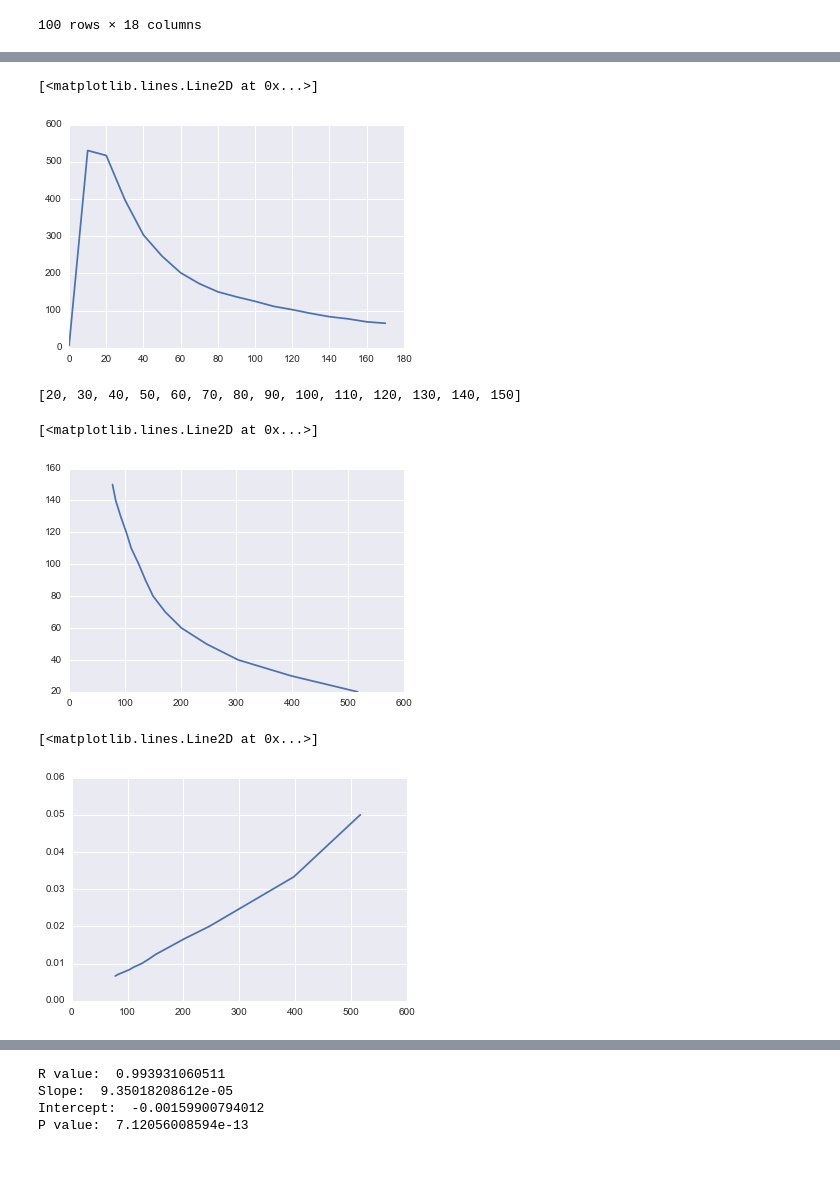
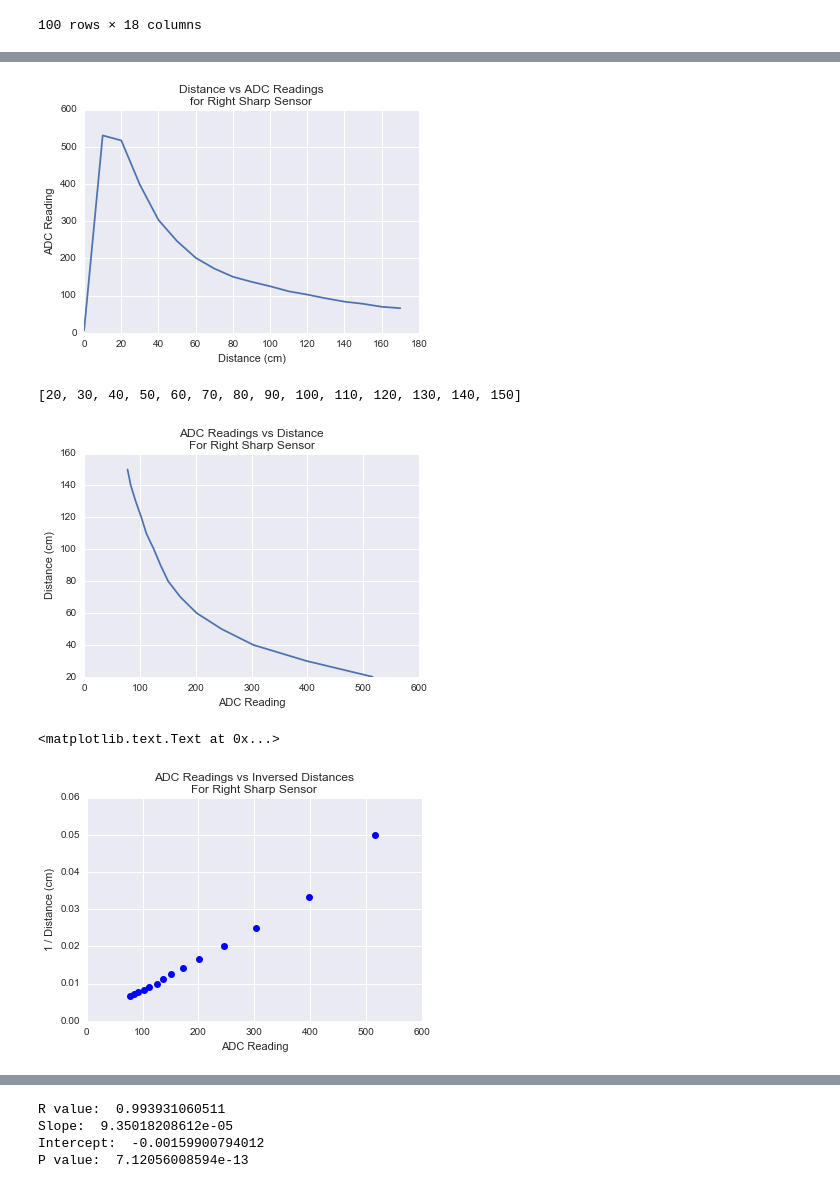
Before and after one commit to a-pradhan/SensorOutputAnalysis, a Jupyter notebook: Sharp 20-150cm IR Callibration.ipynb, the cells around one changed output, grey strips where cells are left out. Cells and saved outputs as stored; diff of their text form; code cells hidden in the pictures.

Commit message:
Saved labelled plots for left and right IR sensors in separate folders

```diff
--- a/Sharp 20-150cm IR Callibration.ipynb
+++ b/Sharp 20-150cm IR Callibration.ipynb
@@ -57,9 +57,13 @@ distances = range(0,180,10)
 # %%
 # plot of distances against A2D readings for comparison with manufacturers graph
 plt.plot(distances, average_readings)
+plt.title('Distance vs ADC Readings\nfor Right Sharp Sensor')
+plt.xlabel('Distance (cm)')
+plt.ylabel('ADC Reading')
+
+plt.savefig('Right Sharp Plots/rightIR_dist_vs_ADC.png')
 # %% [output]
-[<matplotlib.lines.Line2D at 0x...>]
-[figure, old version]
+[figure, new version]
 # %%
 # distance is the unknown variable so we will not plot it on the Y axis and the A2D reading on the X axis
 # to calculate a line of best fit the values for distances outside of the range 20-150cm have been excluded
@@ -67,19 +71,25 @@ average_readings = average_readings[2:16]
 distances = distances[2:16]
 print distances
 plt.plot(average_readings, distances)
+plt.title('ADC Readings vs Distance\nFor Right Sharp Sensor')
+plt.xlabel('ADC Reading')
+plt.ylabel('Distance (cm)')
+plt.savefig('Right Sharp Plots/rightIR_ADC_vs_dist.png')
 # %% [output]
 [20, 30, 40, 50, 60, 70, 80, 90, 100, 110, 120, 130, 140, 150]
-[<matplotlib.lines.Line2D at 0x...>]
-[figure, old version]
+[figure, new version]
 # %%
 # This relationship is not linear
 # 1/distance plotted against A2D readings
 inversed_distances = [pow(distance,-1) for distance in distances]
 inversed_distances
-plt.plot(average_readings, inversed_distances)
+plt.plot(average_readings, inversed_distances, 'bo')
+plt.title('ADC Readings vs Inversed Distances\nFor Right Sharp Sensor')
+plt.xlabel('ADC Reading')
+plt.ylabel('1 / Distance (cm)')
 # %% [output]
-[<matplotlib.lines.Line2D at 0x...>]
+<matplotlib.text.Text at 0x...>
-[figure, old version]
+[figure, new version]
 # %%
 p1 = np.polyfit(average_readings, inversed_distances, 1)
 plt.plot(average_readings,inversed_distances,'bo')
```
Also changed, not shown: parts of 6 cells of this notebook, 9 other files.
